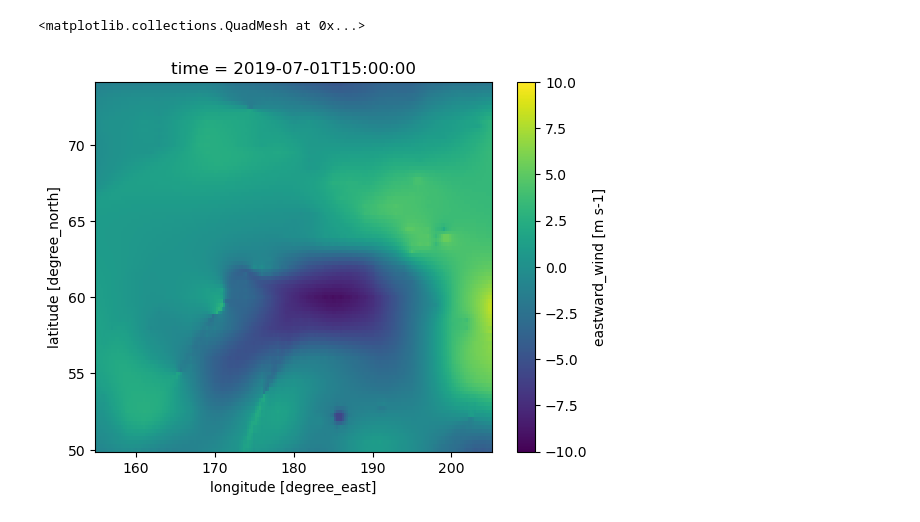
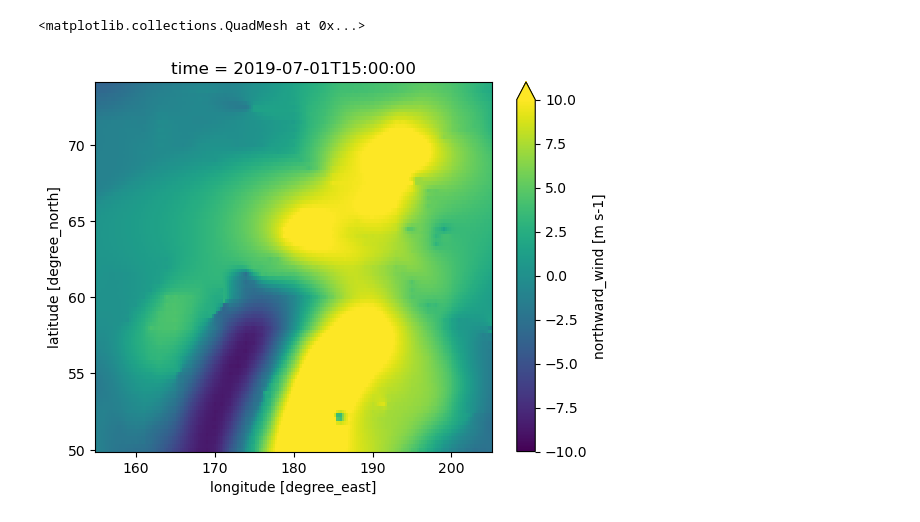
Before and after one commit to felicio93/code_dev, a Jupyter notebook: AK_paper/WaveCurrent/OWI_to_SCHISM.ipynb, the cells around one changed output. Cells and saved outputs as stored; diff of their text form; code cells hidden in the pictures.

```diff
--- a/AK_paper/WaveCurrent/OWI_to_SCHISM.ipynb
+++ b/AK_paper/WaveCurrent/OWI_to_SCHISM.ipynb
@@ -91,5 +76,5 @@ era['uwind'][15].plot(vmin=-10,vmax=10)
 # %%
-owi_all['u10'][240+5].plot(vmin=-10,vmax=10)
+owi_all['v10'][240+5].plot(vmin=-10,vmax=10)
 # %% [output]
 <matplotlib.collections.QuadMesh at 0x...>
-[figure, old version]
+[figure, new version]
```
Also changed, not shown: parts of 57 cells of this notebook.
